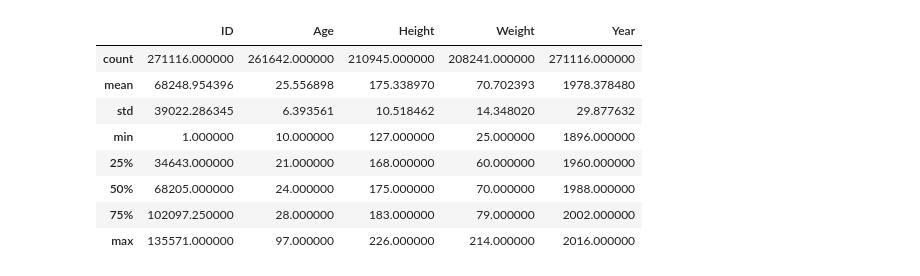
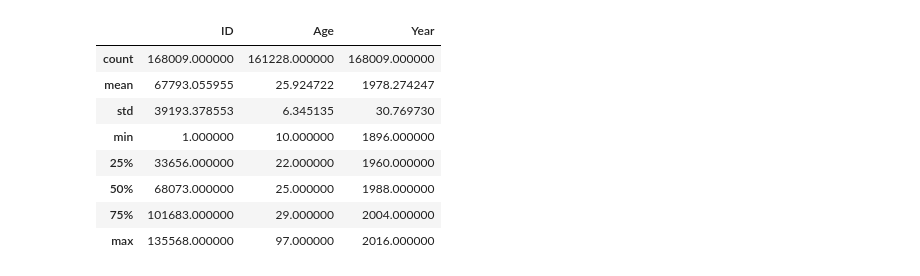
Before and after one commit to sissa81/project1, a Jupyter notebook: olympics.ipynb, the cells around one changed output. Saved outputs shown, nothing was run; the diff lists cells and outputs as text; code cells hidden in the pictures.

```diff
--- a/olympics.ipynb
+++ b/olympics.ipynb
@@ -4,7 +4,9 @@ import numpy as np
 import matplotlib.pyplot as plt
 
 athletes_df = pd.read_csv('data_files/athlete_events.csv')
-athletes_df
+regions_df = pd.read_csv('data_files/noc_regions.csv')
+data = pd.merge(athletes_df, regions_df, how='left', on='NOC')
+data.head()
 # %% [output]
 |  | ID | Name | Sex | Age | Height | Weight | Team | NOC | Games | Year | Season | ... |
 | 0 | 1 | A Dijiang | M | 24.0 | 180.0 | 80.0 | China | CHN | 1992 Summer | 1992 | Summer | ... |
@@ -21,0 +17,11 @@ athletes_df
+# %%
+# Cleaning up DataFrame
+data.drop(['Team', 'NOC', 'Games', 'City', 'Event', 'notes'], axis=1, inplace=True)
+data.rename(columns = {'region':'Country'}, inplace = True)
+
+data['Medal'].fillna('None', inplace = True)
+data['Height'].fillna('N/A', inplace = True)
+data['Weight'].fillna('N/A', inplace = True)
+# data['BMI'] = data['Weight'] / (data['Height'] * data['Height'])
+data = data.drop_duplicates()
+data.head()
@@ -21,0 +35,4 @@ athletes_df
+# %%
+summerGames_df = data[data['Season']=='Summer']
+winterGames_df = data[data['Season']== 'Winter']
+summerGames_df.head()
@@ -22,12 +46,12 @@ athletes_df
 # %%
-athletes_df.describe()
+summerGames_df.describe()
 # %% [output]
-|  | ID | Age | Height | Weight | Year |
-| count | 271116.000000 | 261642.000000 | 210945.000000 | 208241.000000 | 271116.000000 |
-| mean | 68248.954396 | 25.556898 | 175.338970 | 70.702393 | 1978.378480 |
-| std | 39022.286345 | 6.393561 | 10.518462 | 14.348020 | 29.877632 |
-| min | 1.000000 | 10.000000 | 127.000000 | 25.000000 | 1896.000000 |
-| 25% | 34643.000000 | 21.000000 | 168.000000 | 60.000000 | 1960.000000 |
-| 50% | 68205.000000 | 24.000000 | 175.000000 | 70.000000 | 1988.000000 |
-| 75% | 102097.250000 | 28.000000 | 183.000000 | 79.000000 | 2002.000000 |
-| max | 135571.000000 | 97.000000 | 226.000000 | 214.000000 | 2016.000000 |
+|  | ID | Age | Year |
+| count | 168009.000000 | 161228.000000 | 168009.000000 |
+| mean | 67793.055955 | 25.924722 | 1978.274247 |
+| std | 39193.378553 | 6.345135 | 30.769730 |
+| min | 1.000000 | 10.000000 | 1896.000000 |
+| 25% | 33656.000000 | 22.000000 | 1960.000000 |
+| 50% | 68073.000000 | 25.000000 | 1988.000000 |
+| 75% | 101683.000000 | 29.000000 | 2004.000000 |
+| max | 135568.000000 | 97.000000 | 2016.000000 |
```
Also changed, not shown: parts of 12 cells of this notebook.
